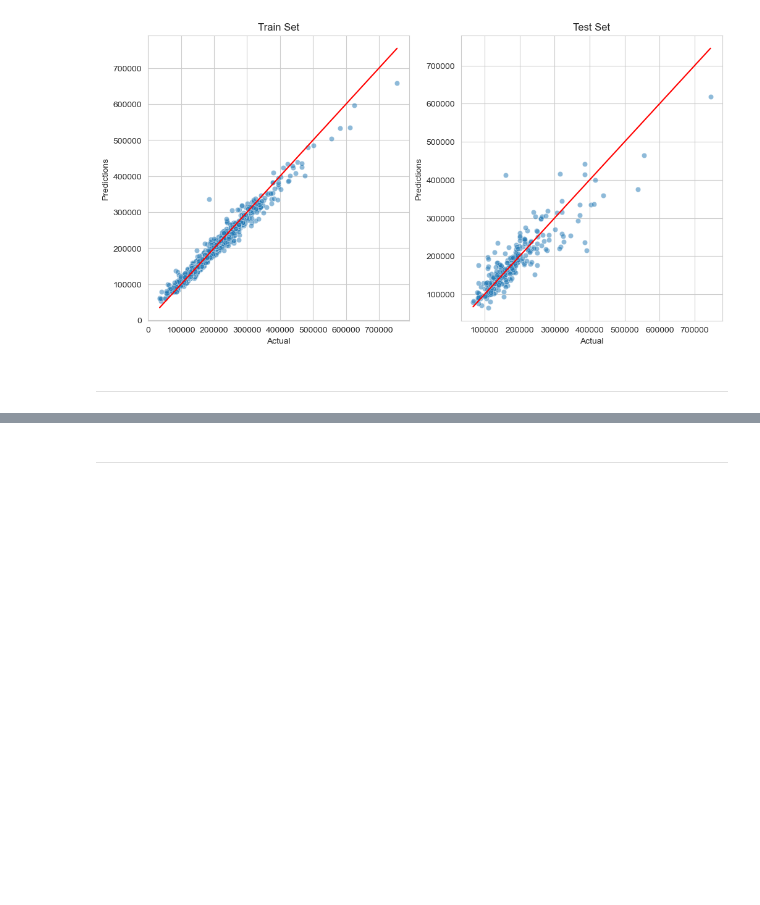
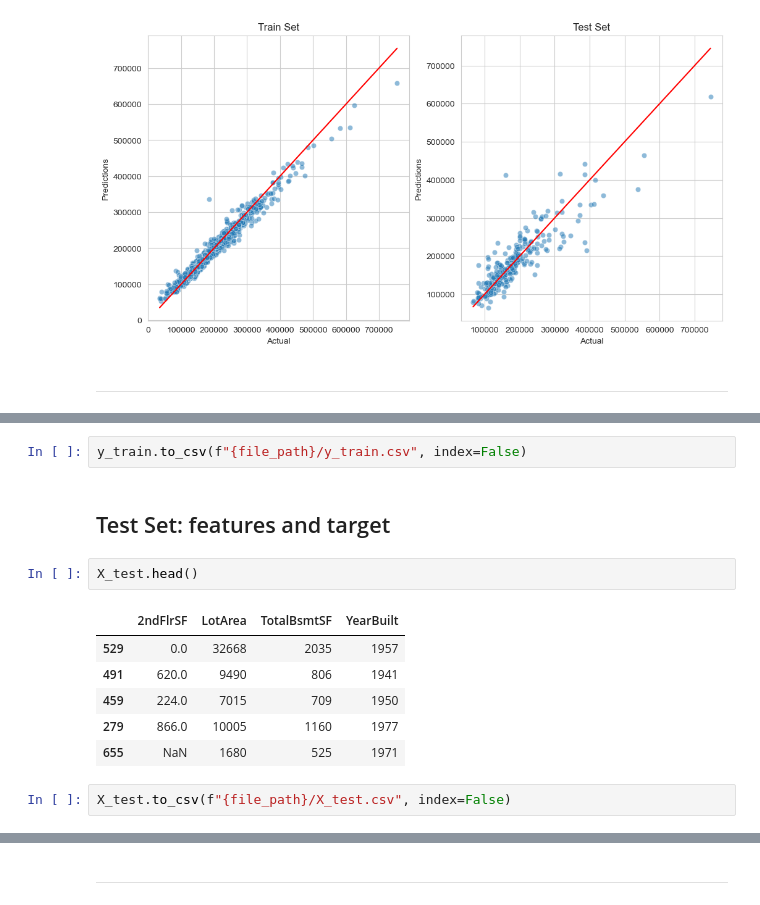
Before and after one commit to frankiesanjana/housing-price-predictor, a Jupyter notebook: jupyter_notebooks/05-modelling-evaluation.ipynb, the cells around one changed output, grey strips where cells are left out. Drawn from its saved outputs; the diff is of its cells as text; blank space fills up the shorter version.

```diff
--- a/jupyter_notebooks/05-modelling-evaluation.ipynb
+++ b/jupyter_notebooks/05-modelling-evaluation.ipynb
@@ -1378,0 +1420,15 @@ Root Mean Squared Error: 39448.992
+# %%
+y_train.to_csv(f"{file_path}/y_train.csv", index=False)
+# %% [markdown]
+## Test Set: features and target
+# %%
+X_test.head()
+# %% [output]
+|  | 2ndFlrSF | LotArea | TotalBsmtSF | YearBuilt |
+| 529 | 0.0 | 32668 | 2035 | 1957 |
+| 491 | 620.0 | 9490 | 806 | 1941 |
+| 459 | 224.0 | 7015 | 709 | 1950 |
+| 279 | 866.0 | 10005 | 1160 | 1977 |
+| 655 | NaN | 1680 | 525 | 1971 |
+# %%
+X_test.to_csv(f"{file_path}/X_test.csv", index=False)
```
Also changed, not shown: parts of 18 cells of this notebook, 6 other files.
